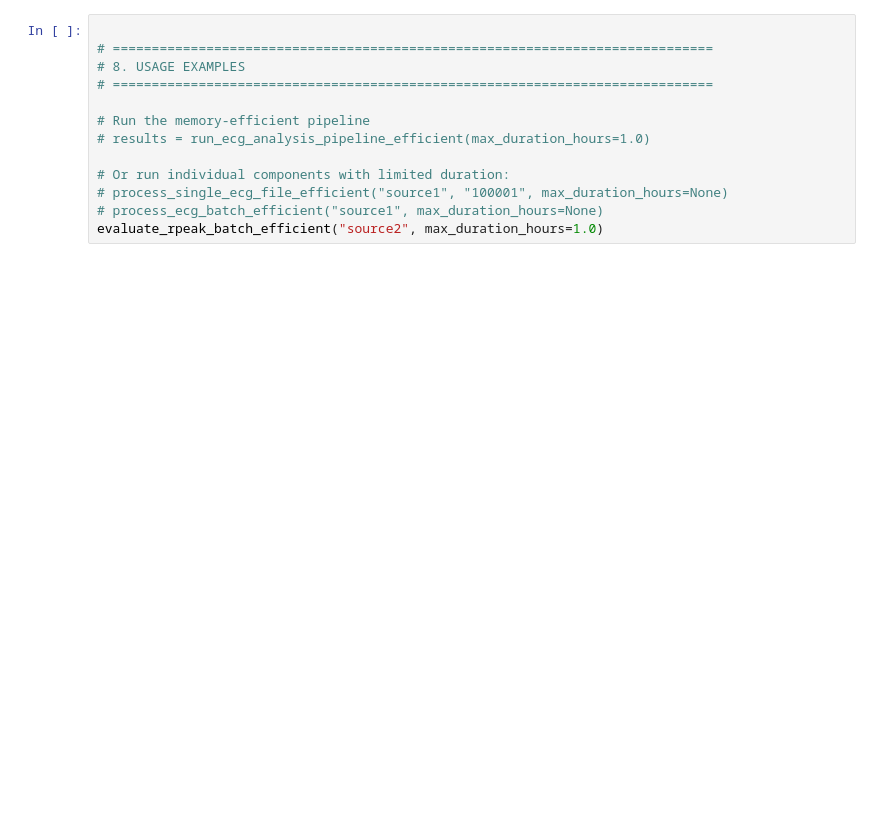
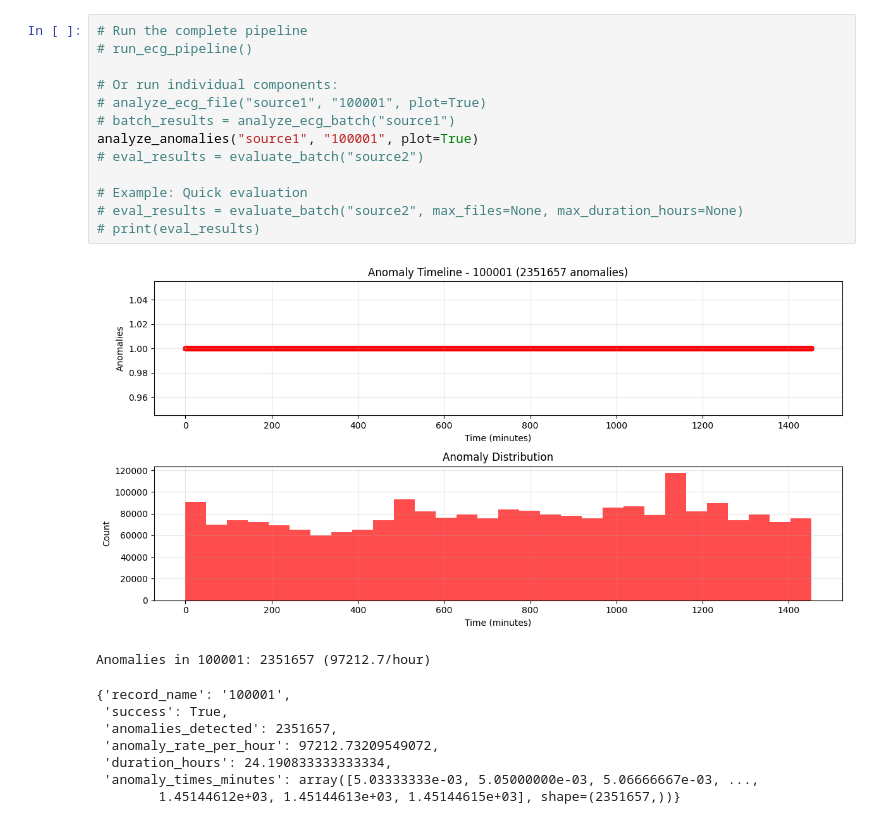
Before and after one commit to Zohino/Digital-signal-processing-ECG, a Jupyter notebook: refact.ipynb, the cells around one changed output. Saved outputs shown, nothing was run; the diff lists cells and outputs as text; blank space fills up the shorter version.

```diff
--- a/refact.ipynb
+++ b/refact.ipynb
@@ -637,13 +488,23 @@ def run_ecg_analysis_pipeline_efficient(max_duration_hours: float = 1.0):
 # %%
+# Run the complete pipeline
+# run_ecg_pipeline()
 
-# =============================================================================
-# 8. USAGE EXAMPLES
-# =============================================================================
+# Or run individual components:
+# analyze_ecg_file("source1", "100001", plot=True)
+# batch_results = analyze_ecg_batch("source1")
+analyze_anomalies("source1", "100001", plot=True)
+# eval_results = evaluate_batch("source2")
 
-# Run the memory-efficient pipeline
-# results = run_ecg_analysis_pipeline_efficient(max_duration_hours=1.0)
-
-# Or run individual components with limited duration:
-# process_single_ecg_file_efficient("source1", "100001", max_duration_hours=None)
-# process_ecg_batch_efficient("source1", max_duration_hours=None)
-evaluate_rpeak_batch_efficient("source2", max_duration_hours=1.0)
+# Example: Quick evaluation
+# eval_results = evaluate_batch("source2", max_files=None, max_duration_hours=None)
+# print(eval_results)
+# %% [output]
+[figure, added]
+Anomalies in 100001: 2351657 (97212.7/hour)
+{'record_name': '100001',
+ 'success': True,
+ 'anomalies_detected': 2351657,
+ 'anomaly_rate_per_hour': 97212.73209549072,
+ 'duration_hours': 24.190833333333334,
+ 'anomaly_times_minutes': array([5.03333333e-03, 5.05000000e-03, 5.06666667e-03, ...,
+        1.45144612e+03, 1.45144613e+03, 1.45144615e+03], shape=(2351657,))}
```
Also changed, not shown: parts of 9 cells of this notebook, 1 other file.
